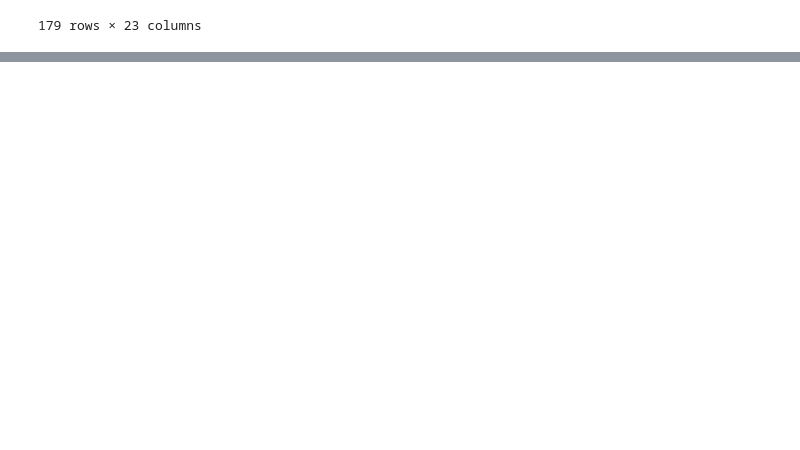
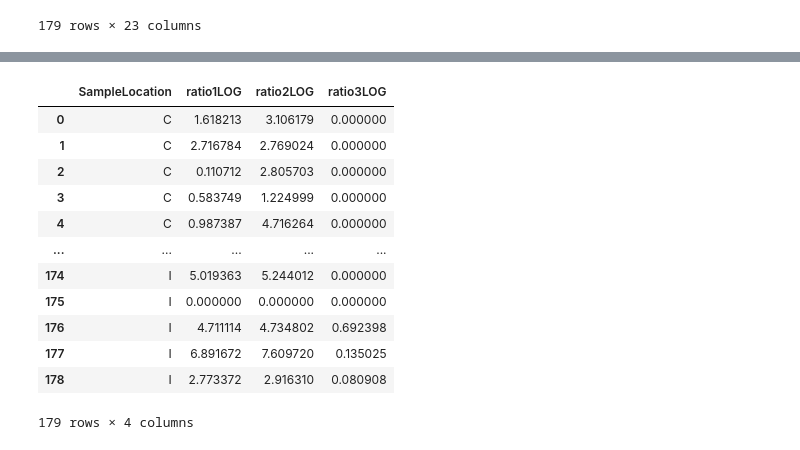
Before and after one commit to judmontoyaso/stunning-spoon, a Jupyter notebook: E347_S3.ipynb, the cells around one changed output, grey strips where cells are left out. Cells and saved outputs as stored; diff of their text form; code cells hidden in the pictures; blank space fills up the shorter version.

```diff
--- a/E347_S3.ipynb
+++ b/E347_S3.ipynb
@@ -344,0 +396,38 @@ Passing `palette` without assigning `hue` is deprecated and will be removed in v
+# %%
+import pandas as pd
+import skbio
+import matplotlib.pyplot as plt
+import seaborn as sns
+
+# Supongamos que tu DataFrame se llama 'df'
+
+# Seleccionamos las columnas relevantes para el cálculo de diversidad alfa
+diversity_cols = df[['SampleLocation', 'ratio1LOG', 'ratio2LOG', 'ratio3LOG']]
+
+# Convierte las columnas numéricas a tipo numérico
+diversity_cols.iloc[:, 1:] = diversity_cols.iloc[:, 1:].apply(pd.to_numeric, errors='coerce')
+
+# Asegúrate de que no haya valores negativos en las columnas
+diversity_cols.iloc[:, 1:] = diversity_cols.iloc[:, 1:].clip(lower=0)
+
+# Calcula la riqueza de especies para cada muestra
+species_counts = diversity_cols.iloc[:, 1:].apply(lambda x: skbio.diversity.alpha.observed_otus(x), axis=1)
+
+# Calcula el índice de Shannon para cada muestra
+shannon_entropy = diversity_cols.iloc[:, 1:].apply(lambda x: skbio.diversity.alpha.shannon(x), axis=1)
+
+# Agrega los resultados al DataFrame
+df['Alpha_Species_Counts'] = species_counts
+df['Alpha_Shannon_Entropy'] = shannon_entropy
+
+# Visualizamos la distribución de Alpha Shannon por ubicación
+plt.figure(figsize=(12, 6))
+sns.boxplot(x='SampleLocation', y='Alpha_Shannon_Entropy', data=df)
+plt.title('Alpha Shannon Diversity by Location')
+plt.show()
+
+# Visualizamos la distribución de Alpha Observed por ubicación
+plt.figure(figsize=(12, 6))
+sns.boxplot(x='SampleLocation', y='Alpha_Species_Counts', data=df)
+plt.title('Alpha Observed Diversity by Location')
+plt.show()
@@ -344,0 +437,16 @@ Passing `palette` without assigning `hue` is deprecated and will be removed in v
+# %%
+diversity_cols
+# %% [output]
+|  | SampleLocation | ratio1LOG | ratio2LOG | ratio3LOG |
+| 0 | C | 1.618213 | 3.106179 | 0.000000 |
+| 1 | C | 2.716784 | 2.769024 | 0.000000 |
+| 2 | C | 0.110712 | 2.805703 | 0.000000 |
+| 3 | C | 0.583749 | 1.224999 | 0.000000 |
+| 4 | C | 0.987387 | 4.716264 | 0.000000 |
+| ... | ... | ... | ... | ... |
+| 174 | I | 5.019363 | 5.244012 | 0.000000 |
+| 175 | I | 0.000000 | 0.000000 | 0.000000 |
+| 176 | I | 4.711114 | 4.734802 | 0.692398 |
+| 177 | I | 6.891672 | 7.609720 | 0.135025 |
+| 178 | I | 2.773372 | 2.916310 | 0.080908 |
+179 rows × 4 columns
```
Also changed, not shown: parts of 7 cells of this notebook, 1 other file.
